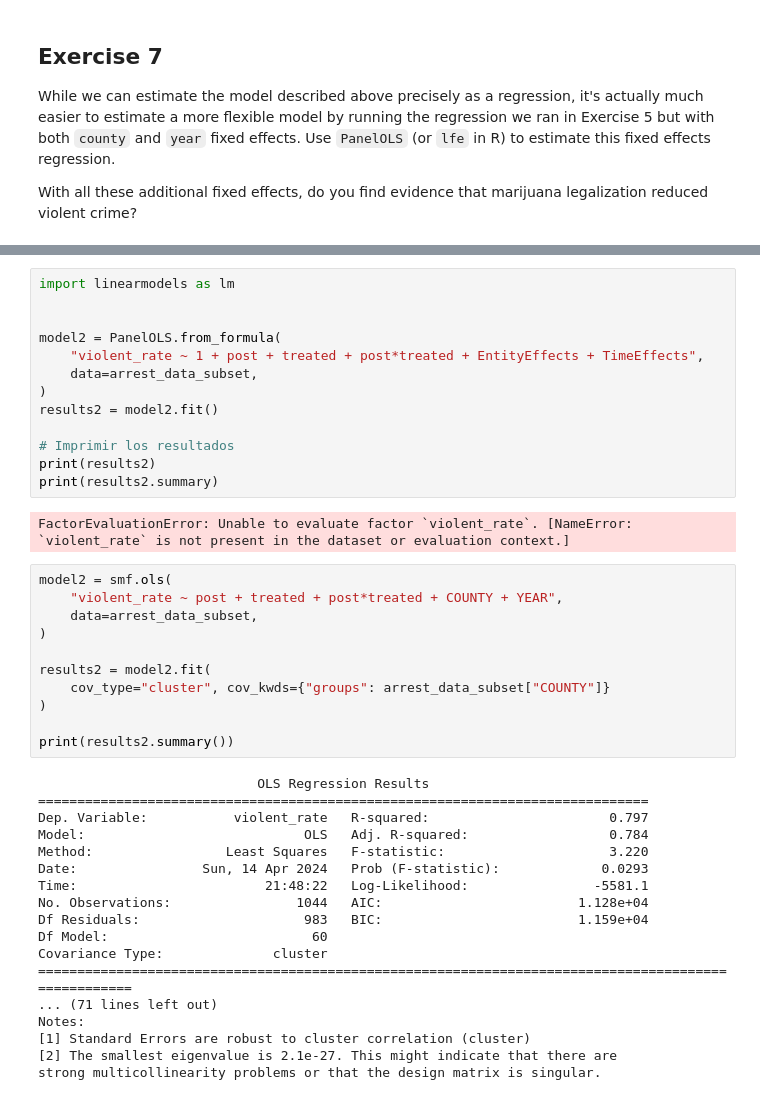
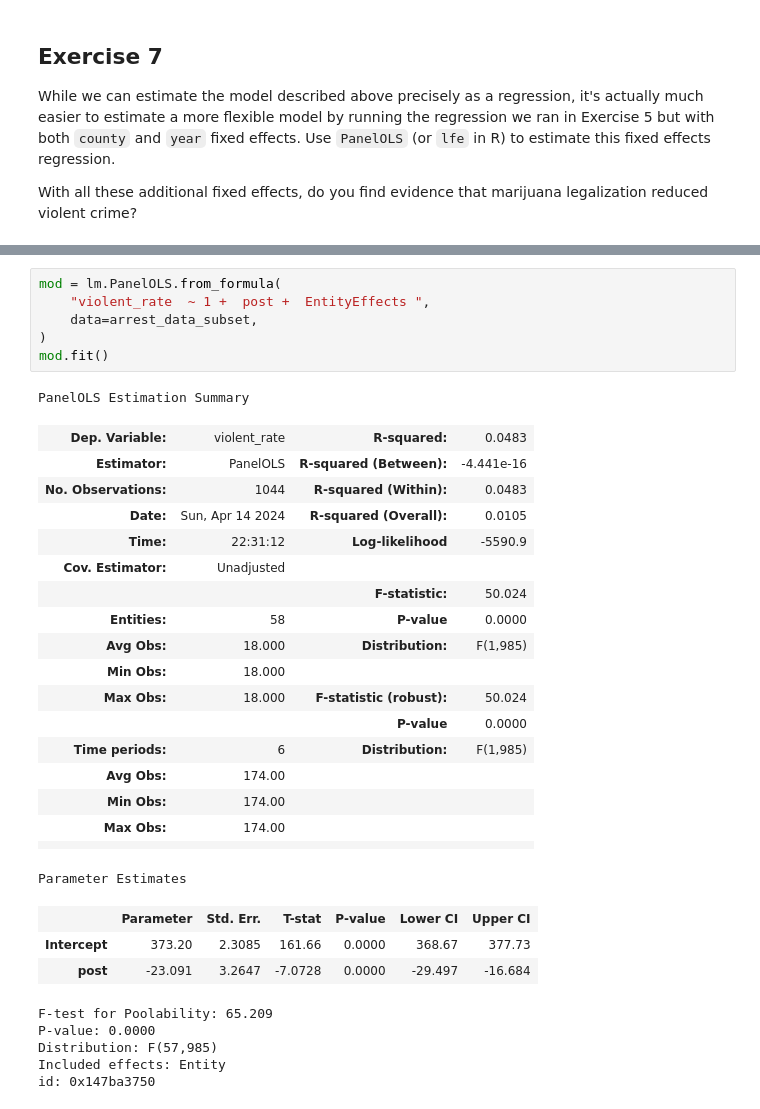
Before and after one commit to BarbaraPFloresRios/IDS701_UnifyingDataScience_CausalInference, a Jupyter notebook: 20240419_ExerciseDiffindiff/exercise_diffindiff.ipynb, the cells around one changed output, grey strips where cells are left out. Cells and saved outputs as stored; diff of their text form.

```diff
--- a/20240419_ExerciseDiffindiff/exercise_diffindiff.ipynb
+++ b/20240419_ExerciseDiffindiff/exercise_diffindiff.ipynb
@@ -469,44 +380,34 @@ FactorEvaluationError: Unable to evaluate factor `treated`. [NameError: `treated
 # %%
-import linearmodels as lm
-
-
-model2 = PanelOLS.from_formula(
-    "violent_rate ~ 1 + post + treated + post*treated + EntityEffects + TimeEffects",
+mod = lm.PanelOLS.from_formula(
+    "violent_rate  ~ 1 +  post +  EntityEffects ",
     data=arrest_data_subset,
 )
-results2 = model2.fit()
-
-# Imprimir los resultados
-print(results2)
-print(results2.summary)
+mod.fit()
 # %% [output]
-FactorEvaluationError: Unable to evaluate factor `violent_rate`. [NameError: `violent_rate` is not present in the dataset or evaluation context.]
+PanelOLS Estimation Summary
+| Dep. Variable: | violent_rate | R-squared: | 0.0483 |
+| Estimator: | PanelOLS | R-squared (Between): | -4.441e-16 |
+| No. Observations: | 1044 | R-squared (Within): | 0.0483 |
+| Date: | Sun, Apr 14 2024 | R-squared (Overall): | 0.0105 |
+| Time: | 22:31:12 | Log-likelihood | -5590.9 |
+| Cov. Estimator: | Unadjusted |  |  |
+|  |  | F-statistic: | 50.024 |
+| Entities: | 58 | P-value | 0.0000 |
+| Avg Obs: | 18.000 | Distribution: | F(1,985) |
+| Min Obs: | 18.000 |  |  |
+| Max Obs: | 18.000 | F-statistic (robust): | 50.024 |
+|  |  | P-value | 0.0000 |
+| Time periods: | 6 | Distribution: | F(1,985) |
+| Avg Obs: | 174.00 |  |  |
+| Min Obs: | 174.00 |  |  |
+| Max Obs: | 174.00 |  |  |
+|  |  |  |  |
+Parameter Estimates
+|  | Parameter | Std. Err. | T-stat | P-value | Lower CI | Upper CI |
+| Intercept | 373.20 | 2.3085 | 161.66 | 0.0000 | 368.67 | 377.73 |
+| post | -23.091 | 3.2647 | -7.0728 | 0.0000 | -29.497 | -16.684 |
+F-test for Poolability: 65.209
+P-value: 0.0000
+Distribution: F(57,985)
+Included effects: Entity
+id: 0x147ba3750
-# %%
-model2 = smf.ols(
-    "violent_rate ~ post + treated + post*treated + COUNTY + YEAR",
-    data=arrest_data_subset,
-)
-
-results2 = model2.fit(
-    cov_type="cluster", cov_kwds={"groups": arrest_data_subset["COUNTY"]}
-)
-
-print(results2.summary())
-# %% [output]
-                            OLS Regression Results
-==============================================================================
-Dep. Variable:           violent_rate   R-squared:                       0.797
-Model:                            OLS   Adj. R-squared:                  0.784
-Method:                 Least Squares   F-statistic:                     3.220
-Date:                Sun, 14 Apr 2024   Prob (F-statistic):             0.0293
-Time:                        21:48:22   Log-Likelihood:                -5581.1
-No. Observations:                1044   AIC:                         1.128e+04
-Df Residuals:                     983   BIC:                         1.159e+04
-Df Model:                          60
-Covariance Type:              cluster
-====================================================================================================
-... (71 lines left out)
-Notes:
-[1] Standard Errors are robust to cluster correlation (cluster)
-[2] The smallest eigenvalue is 2.1e-27. This might indicate that there are
-strong multicollinearity problems or that the design matrix is singular.
```
Also changed, not shown: parts of 12 cells of this notebook.
